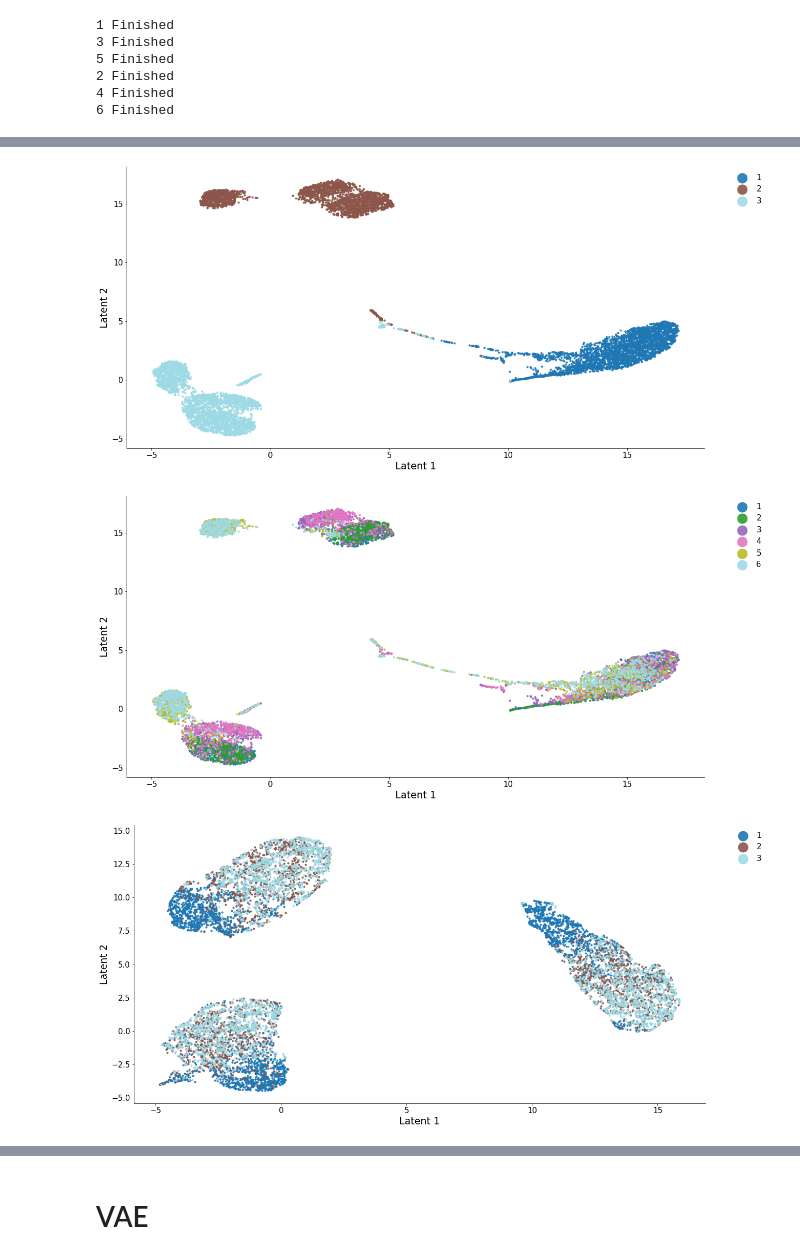
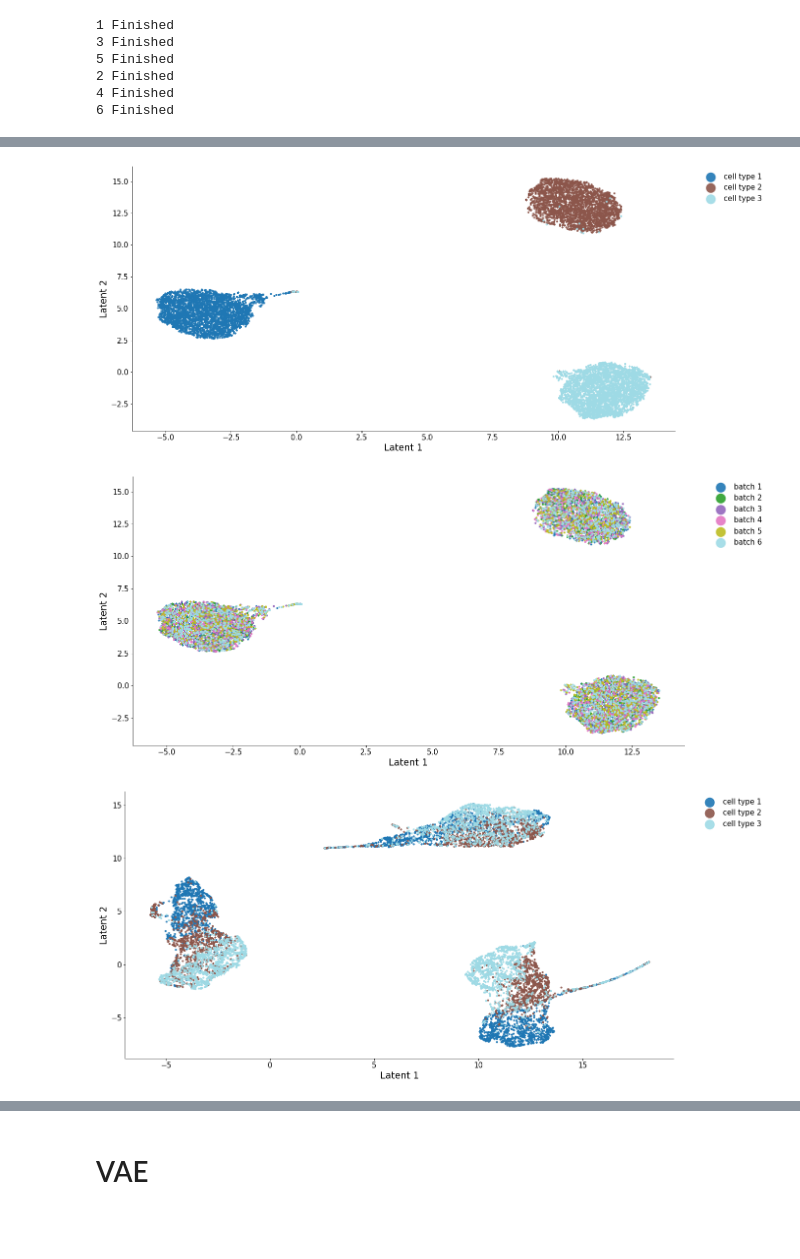
Before and after one commit to ZhangLabGT/scDisInFact, a Jupyter notebook: AntennaVAE/AE_model_new_ae_simulated.ipynb, the cells around one changed output, grey strips where cells are left out. Saved outputs shown, nothing was run; the diff lists cells and outputs as text; code cells hidden in the pictures; blank space fills up the shorter version.

Commit message:
update scripts for covid/sepsis/simulate

```diff
--- a/AntennaVAE/AE_model_new_ae_simulated.ipynb
+++ b/AntennaVAE/AE_model_new_ae_simulated.ipynb
@@ -104,11 +104,18 @@ timepoints = []
 batches = []
 datasets = []
 batch_lst = [1,3,5,2,4,6]
+str_annos = []
+str_batches = []
+str_tp = []
 # for batch_id in range(1, n_batches + 1):
 for batch_id in batch_lst:
     counts_rnas.append(pd.read_csv(path + f'GxC{batch_id}.txt', sep = "\t", header = None).values.T)
+    this_anno = pd.read_csv(path + f'cell_label{batch_id}.txt', sep = "\t", index_col = 0).values.squeeze()
+    str_annos.append([('cell type '+str(i)) for i in this_anno])
     labels.append(pd.read_csv(path + f'cell_label{batch_id}.txt', sep = "\t", index_col = 0).values.squeeze())
+    str_batches.append(['batch ' + str(batch_id)] * labels[-1].shape[0])
     batches.append(np.array([batch_id] * labels[-1].shape[0]))
+    str_tp.append(['time point '+str(int((batch_id - 1)/2))] * labels[-1].shape[0])
     timepoints.append(np.array([int((batch_id - 1)/2)] * labels[-1].shape[0]))
     datasets.append(dataset(counts = counts_rnas[-1], anno = labels[-1], time_point = timepoints[-1], batch_id = batches[-1]))
     print(batch_id, 'Finished')
@@ -169,11 +176,11 @@ class new_ae(nn.Module):
 
         # create model
         # encoder for common biological factor
-        self.Enc_c = model.Encoder(features = [self.ngenes, 256, 64, self.Ks["common_factor"]], dropout_rate = 0, negative_slope = 0.2).to(self.device)
+        self.Enc_c = model.Encoder(features = [self.ngenes, 128, 64, self.Ks["common_factor"]], dropout_rate = 0, negative_slope = 0.2).to(self.device)
         # encoder for time factor
-        self.Enc_t = model.Encoder(features = [self.ngenes, 256, 64, self.Ks["time_factor"]], dropout_rate = 0, negative_slope = 0.2).to(self.device)
+        self.Enc_t = model.Encoder(features = [self.ngenes, 128, 64, self.Ks["time_factor"]], dropout_rate = 0, negative_slope = 0.2).to(self.device)
         # NOTE: reconstruct the original data, use all latent dimensions as input
-        self.Dec = model.Decoder(features = [self.Ks["common_factor"] + self.Ks["time_factor"], 64, 256, self.ngenes], dropout_rate = 0, negative_slope = 0.2).to(self.device)
+        self.Dec = model.Decoder(features = [self.Ks["common_factor"] + self.Ks["time_factor"], 64, 128, self.ngenes], dropout_rate = 0, negative_slope = 0.2).to(self.device)
         # NOTE: classify the time point, out dim = number of unique time points, currently use only time dimensions as input, update the last layer to be linear
         # self.classifier = model.classifier(features = [self.Ks["time_factor"], 4, len(self.time_points)]).to(self.device)
         # use a linear classifier as stated in the paper
@@ -338,8 +345,8 @@ class new_ae(nn.Module):
         return loss_tests, loss_recon_tests, loss_mmd_tests, loss_class_tests
 # %%
 # model1 = new_models.new_ae(datasets = datasets, Ks = [12, 4], batch_size = 128, interval = 10, lr = 5e-4, lambs = [1, 1e-2, 10], seed = 0, device = device)
-m, gamma = 0.3, 0.5
-lambs = [1, 1e-2, 10, 0.1]
+m, gamma = 0.3, 0
+lambs = [1, 0.5, 10, 0.1]
 contr_loss = CircleLoss(m = m, gamma = gamma)
 # contr_loss = SupervisedContrastiveLoss()
 model1 = new_ae(datasets = datasets, Ks = [12, 4], batch_size = 128, interval = 10,
@@ -384,38 +391,39 @@ with torch.no_grad():
     z_cs_umap = umap_op.fit_transform(np.concatenate(z_cs, axis = 0))
     z_ts_umap = umap_op.fit_transform(np.concatenate(z_ts, axis = 0))
     zs_umap = umap_op.fit_transform(np.concatenate(zs, axis = 0))
 
     z_ts_umaps = []
     z_cs_umaps = []
     zs_umaps = []
     for batch in range(n_batches):
         if batch == 0:
             start_pointer = 0
             end_pointer = start_pointer + zs[batch].shape[0]
             z_ts_umaps.append(z_ts_umap[start_pointer:end_pointer,:])
             z_cs_umaps.append(z_cs_umap[start_pointer:end_pointer,:])
             zs_umaps.append(zs_umap[start_pointer:end_pointer,:])
 
         elif batch == (n_batches - 1):
             start_pointer = start_pointer + zs[batch - 1].shape[0]
             z_ts_umaps.append(z_ts_umap[start_pointer:,:])
             z_cs_umaps.append(z_cs_umap[start_pointer:,:])
             zs_umaps.append(zs_umap[start_pointer:,:])
 
         else:
             start_pointer = start_pointer + zs[batch - 1].shape[0]
             end_pointer = start_pointer + zs[batch].shape[0]
             z_ts_umaps.append(z_ts_umap[start_pointer:end_pointer,:])
             z_cs_umaps.append(z_cs_umap[start_pointer:end_pointer,:])
             zs_umaps.append(zs_umap[start_pointer:end_pointer,:])
     comment = r'_circle_{}_{}_{}_'.format(m, gamma, lambs[-1])
 #     comment = r'SupContr_{}'.format(lambs[-1])
-    result_dir = r'./simulated_results/new_results/simulated/'
-    utils.plot_latent(zs = z_cs_umaps, annos = labels, mode = "joint", save = (result_dir + comment+"common_dims_celltypes.png") if result_dir else None , markerscale = 6)
-    utils.plot_latent(zs = z_cs_umaps, annos = batches, mode = "joint", save = (result_dir + comment+"common_dims_batches.png".format()) if result_dir else None, markerscale = 6)
-    utils.plot_latent(zs = z_ts_umaps, annos = labels, mode = "joint", save = (result_dir + comment+"time_dims_celltypes.png".format()) if result_dir else None, markerscale = 6)
-    utils.plot_latent(zs = z_ts_umaps, annos = timepoints, mode = "joint", save = (result_dir + comment+"time_dims_timepoint.png".format()) if result_dir else None, markerscale = 6)
+#     result_dir = r'./simulated_results/new_results/simulated/'
+    result_dir = None
+    utils.plot_latent(zs = z_cs_umaps, annos = str_annos, mode = "joint", save = (result_dir + comment+"common_dims_celltypes.png") if result_dir else None , markerscale = 6)
+    utils.plot_latent(zs = z_cs_umaps, annos = str_batches, mode = "joint", save = (result_dir + comment+"common_dims_batches.png".format()) if result_dir else None, markerscale = 6)
+    utils.plot_latent(zs = z_ts_umaps, annos = str_annos, mode = "joint", save = (result_dir + comment+"time_dims_celltypes.png".format()) if result_dir else None, markerscale = 6)
+    utils.plot_latent(zs = z_ts_umaps, annos = str_tp, mode = "joint", save = (result_dir + comment+"time_dims_timepoint.png".format()) if result_dir else None, markerscale = 6)
 # %% [output]
-[figure, old version]
+[figure, new version]
-[figure, old version]
+[figure, new version]
-[figure, old version]
+[figure, new version]
```
Also changed, not shown: parts of 3 cells of this notebook, 2 other files.
